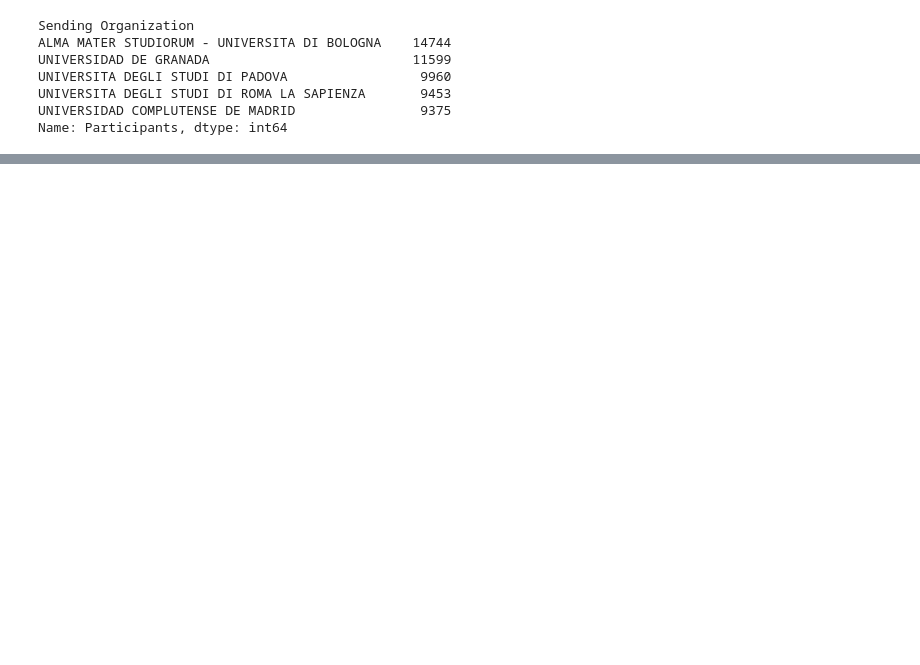
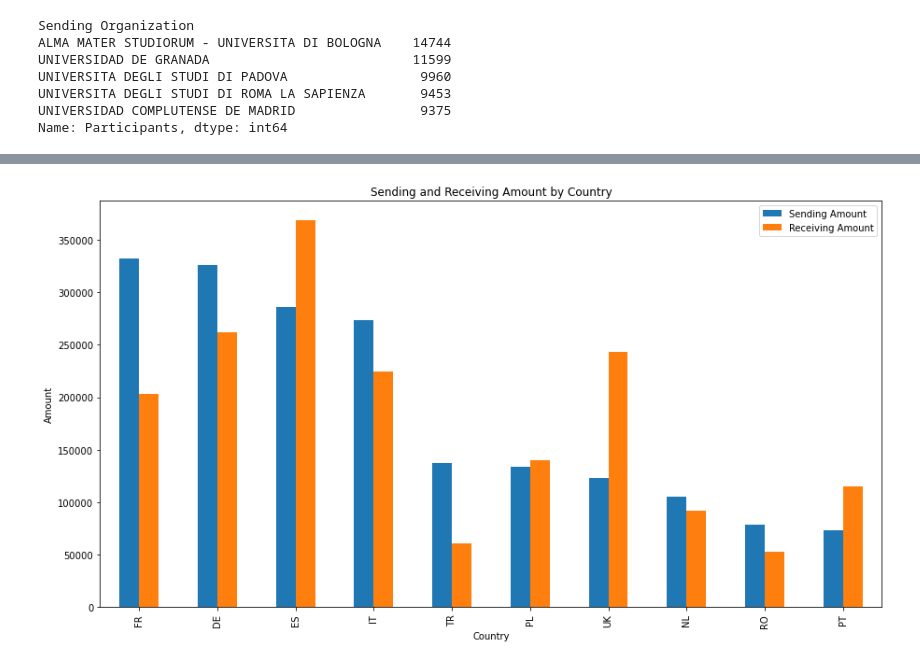
Before and after one commit to tatouti/DatabasePD, a Jupyter notebook: Erasmus_DataAnalysis.ipynb, the cells around one changed output, grey strips where cells are left out. Cells and saved outputs as stored; diff of their text form; code cells hidden in the pictures; blank space fills up the shorter version.

```diff
--- a/Erasmus_DataAnalysis.ipynb
+++ b/Erasmus_DataAnalysis.ipynb
@@ -201,3 +229,16 @@ UNIVERSITA DEGLI STUDI DI PADOVA                 9960
 UNIVERSITA DEGLI STUDI DI ROMA LA SAPIENZA       9453
 UNIVERSIDAD COMPLUTENSE DE MADRID                9375
 Name: Participants, dtype: int64
+# %%
+sending = erasmus_df['Sending Country Code'].value_counts().to_frame().reset_index()
+receiving = erasmus_df['Receiving Country Code'].value_counts().to_frame().reset_index()
+
+sending_receiving = sending.merge(receiving)
+sending_receiving = sending_receiving.rename(columns = {"index":"Country",
+                                                        "Sending Country Code":"Sending Amount",
+                                                        "Receiving Country Code":"Receiving Amount"})
+# Get only the bigest 20 country
+sending_receiving = sending_receiving.head(10)
+
+sending_receiving = sending_receiving.set_index('Country')
+sending_receiving
@@ -203,0 +258,9 @@ Name: Participants, dtype: int64
+# %%
+ax = sending_receiving.plot(kind='bar', figsize=(15, 8), rot=0)
+ax.set_title('Sending and Receiving Amount by Country')
+ax.set_xlabel('Country')
+ax.set_ylabel('Amount')
+plt.xticks(rotation=90)
+plt.show()
+# %% [output]
+[figure, added]
```
Also changed, not shown: parts of 16 cells of this notebook.
